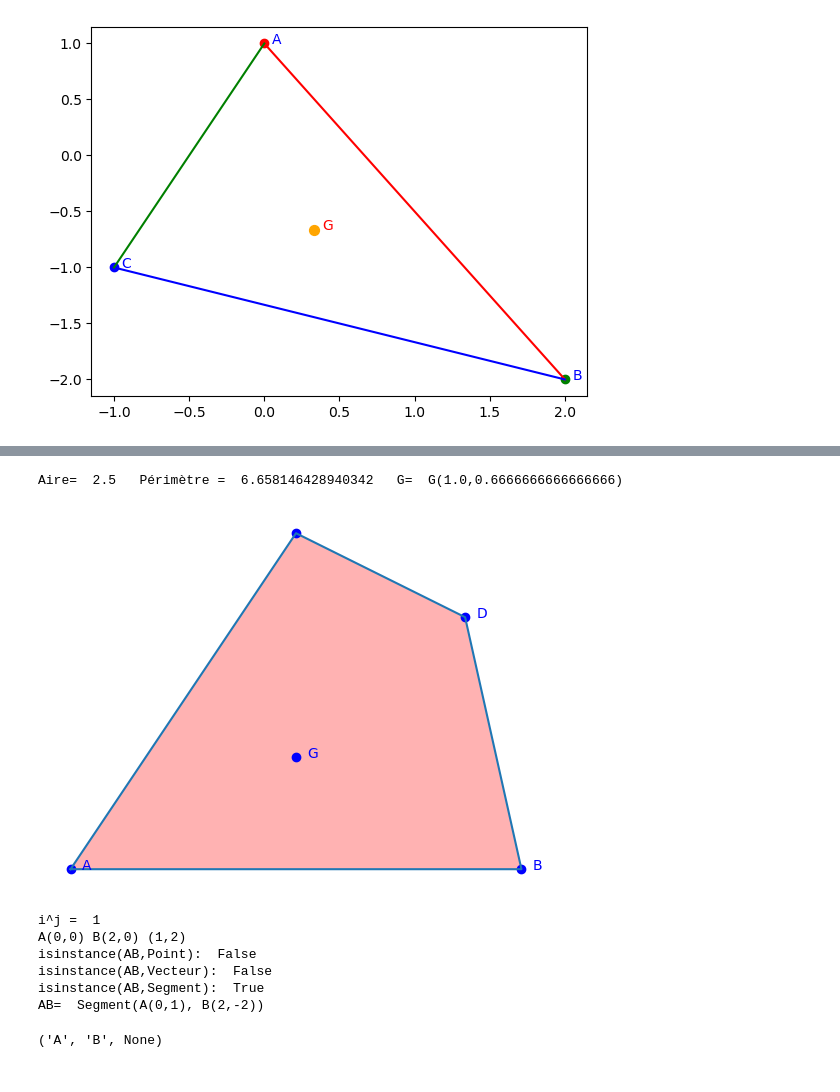
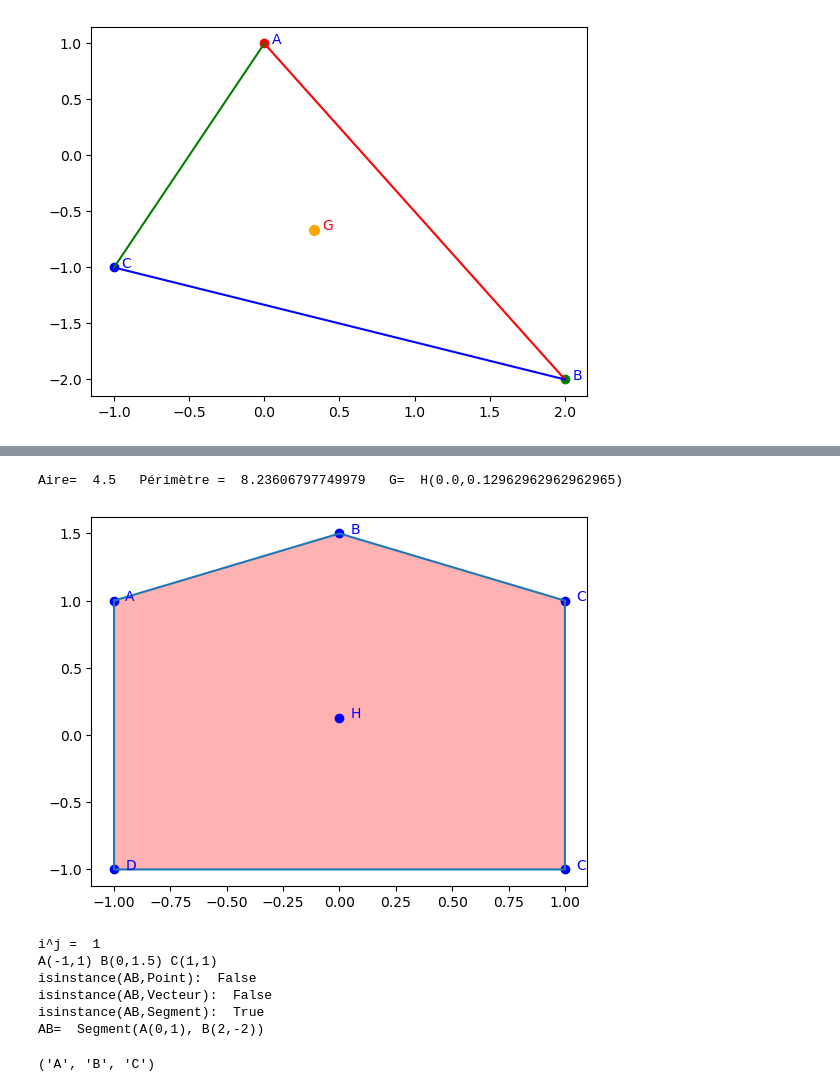
Before and after one commit to mhdeleglise/Formes2D, a Jupyter notebook: tst.ipynb, the cells around one changed output, grey strips where cells are left out. Saved outputs shown, nothing was run; the diff lists cells and outputs as text; code cells hidden in the pictures.

```diff
--- a/tst.ipynb
+++ b/tst.ipynb
@@ -36,15 +36,20 @@ ABC.draw(fillcolor="yellow")
 # %%
-D =Point(1.75,1.5,'D')
-ABCD = Polygone([A,B,D,C])
-ABCD.draw(fillcolor='red')
-G = ABC.isobarycentre()
-G.nom='G'
+A = Point(-1,1,'A')
+B = Point(0,1.5,'B')
+C = Point(1,1,'C')
+D = Point(1,-1,'C')
+E = Point(-1,-1,'D')
+q = Polygone([A,B,C,D,E])
+fig, ax = plt.subplots()
+q.draw(fillcolor='red')
+G = q.isobarycentre()
+G.nom ='H'
 G.draw(ax)
-plt.axis('off')
-print("Aire= ", ABCD.aire(), "  Périmètre = ", ABCD.perimetre(), "  G= ",G)
+plt.axis('on')
+print("Aire= ", q.aire(), "  Périmètre = ", q.perimetre(), "  G= ",G)
 # %% [output]
-Aire=  2.5   Périmètre =  6.658146428940342   G=  G(1.0,0.6666666666666666)
+Aire=  4.5   Périmètre =  8.23606797749979   G=  H(0.0,0.12962962962962965)
-[figure, old version]
+[figure, new version]
 # %%
 i = Vecteur(1,0)
 j = Vecteur(0,1)
@@ -57,12 +62,12 @@ print("AB= ", AB)
 A.nom, B.nom, C.nom
 # %% [output]
 i^j =  1
-A(0,0) B(2,0) (1,2)
+A(-1,1) B(0,1.5) C(1,1)
 isinstance(AB,Point):  False
 isinstance(AB,Vecteur):  False
 isinstance(AB,Segment):  True
 AB=  Segment(A(0,1), B(2,-2))
-('A', 'B', None)
+('A', 'B', 'C')
 # %%
 fig, ax = plt.subplots()
 ax.set_xlim(-7,7)
```
Also changed, not shown: parts of 3 cells of this notebook, 1 other file.
